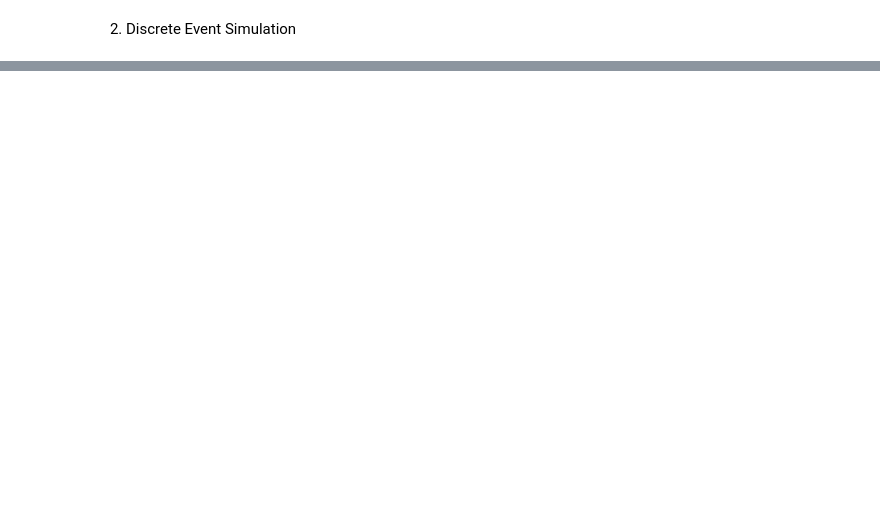
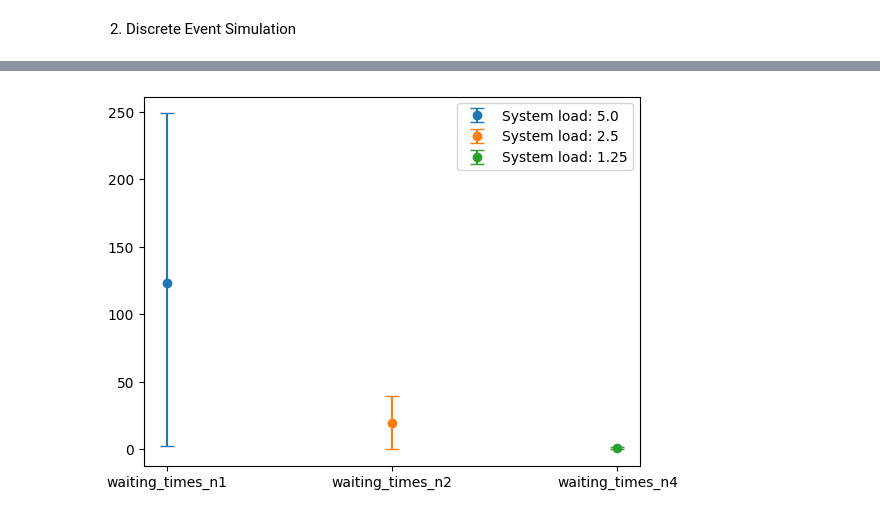
Before and after one commit to LoesBijman/stochastic_2, a Jupyter notebook: assignment_2.ipynb, the cells around one changed output, grey strips where cells are left out. Cells and saved outputs as stored; diff of their text form; code cells hidden in the pictures; blank space fills up the shorter version.

```diff
--- a/assignment_2.ipynb
+++ b/assignment_2.ipynb
@@ -94,0 +109,19 @@ System load 4 servers: 1.25
+# %%
+def plot_conf_95(waiting_times):
+    mean = np.mean(waiting_times)
+
+    confidence_interval =st.t.interval(confidence=0.95, df=len(waiting_times)-1, loc=mean, scale=st.sem(waiting_times))
+    yerr = np.array([[confidence_interval[0], confidence_interval[1]]])
+    return mean, yerr
+
+m1, yerr1 = plot_conf_95(waiting_times_n1)
+m2, yerr2 = plot_conf_95(waiting_times_n2)
+m4, yerr4 = plot_conf_95(waiting_times_n4)
+
+plt.errorbar(x='waiting_times_n1', y=m1, yerr=yerr1.T, fmt='o', capsize=5, label=f"System load: {arrival_rate/(1*mu)}")
+plt.errorbar(x='waiting_times_n2', y=m2, yerr=yerr2.T, fmt='o', capsize=5, label=f"System load: {arrival_rate/(2*mu)}")
+plt.errorbar(x='waiting_times_n4', y=m4, yerr=yerr4.T, fmt='o', capsize=5, label=f"System load: {arrival_rate/(4*mu)}")
+plt.legend()
+plt.show()
+# %% [output]
+[figure, added]
```
Also changed, not shown: parts of 4 cells of this notebook.
